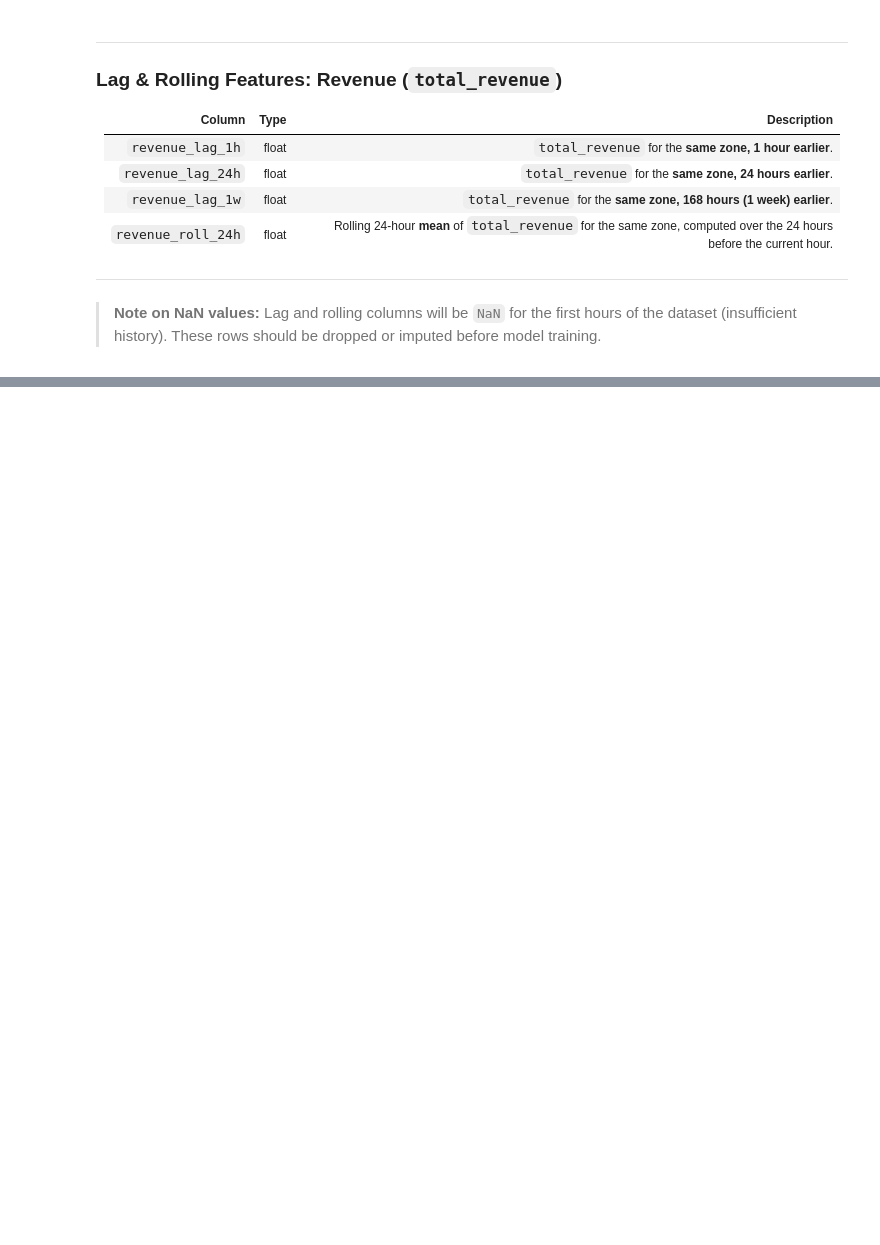
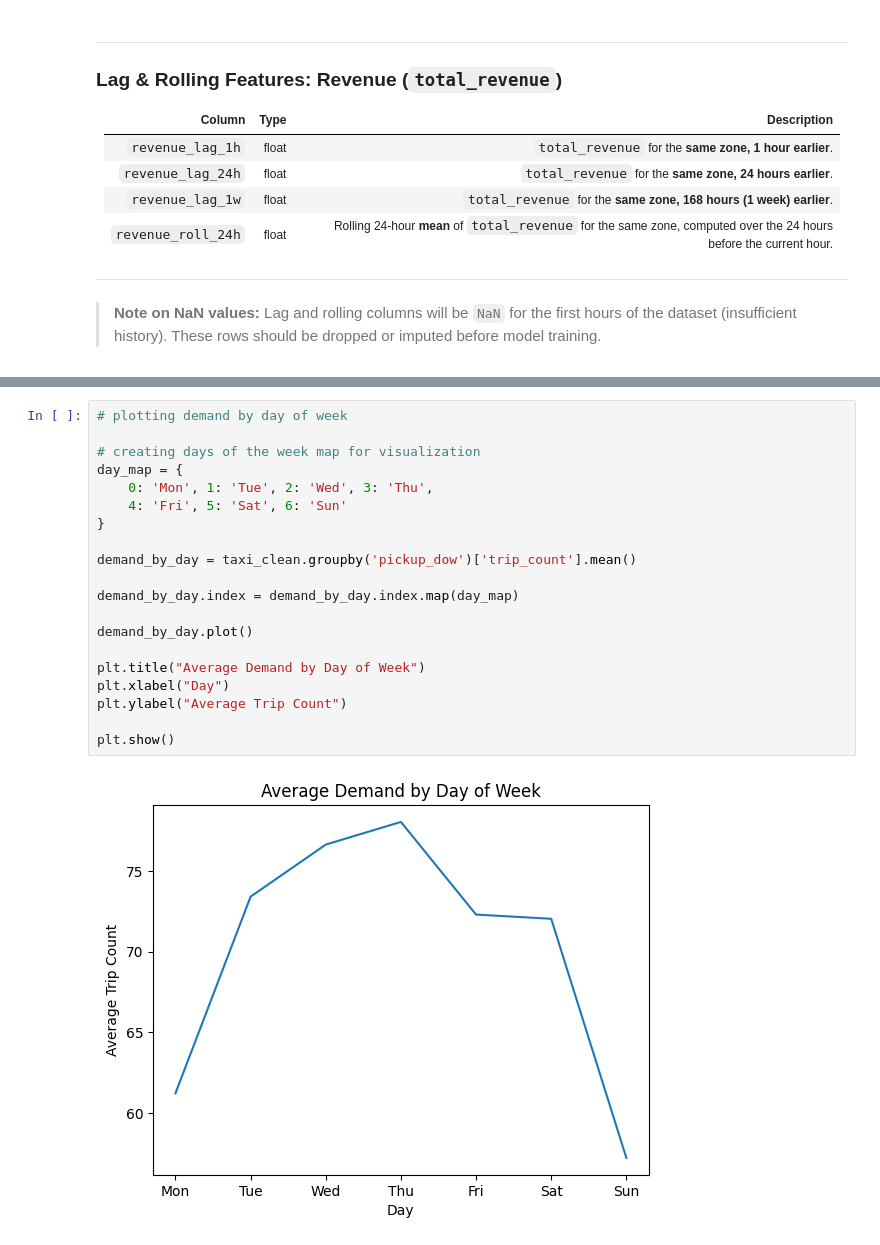
Before and after one commit to kaleater22/ID5059_Group_Project, a Jupyter notebook: ID5059 Group Project.ipynb, the cells around one changed output, grey strips where cells are left out. Drawn from its saved outputs; the diff is of its cells as text; blank space fills up the shorter version.

```diff
--- a/ID5059 Group Project.ipynb
+++ b/ID5059 Group Project.ipynb
@@ -320,0 +624,22 @@ print(nyc_taxi_2024['fare_amount'].describe(percentiles=[0.005, 0.05, 0.25, 0.5,
+# %%
+# plotting demand by day of week
+
+# creating days of the week map for visualization
+day_map = {
+    0: 'Mon', 1: 'Tue', 2: 'Wed', 3: 'Thu',
+    4: 'Fri', 5: 'Sat', 6: 'Sun'
+}
+
+demand_by_day = taxi_clean.groupby('pickup_dow')['trip_count'].mean()
+
+demand_by_day.index = demand_by_day.index.map(day_map)
+
+demand_by_day.plot()
+
+plt.title("Average Demand by Day of Week")
+plt.xlabel("Day")
+plt.ylabel("Average Trip Count")
+
+plt.show()
+# %% [output]
+[figure, added]
```
Also changed, not shown: parts of 28 cells of this notebook.
